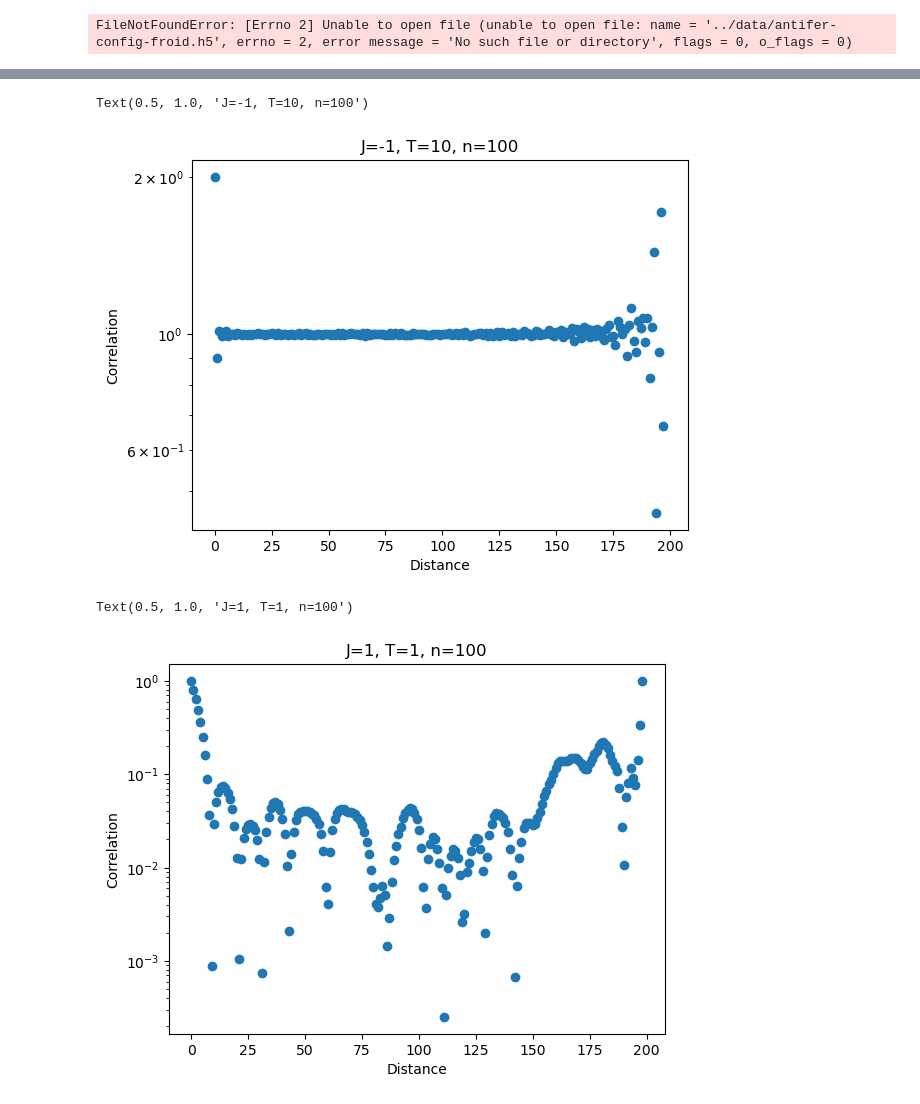
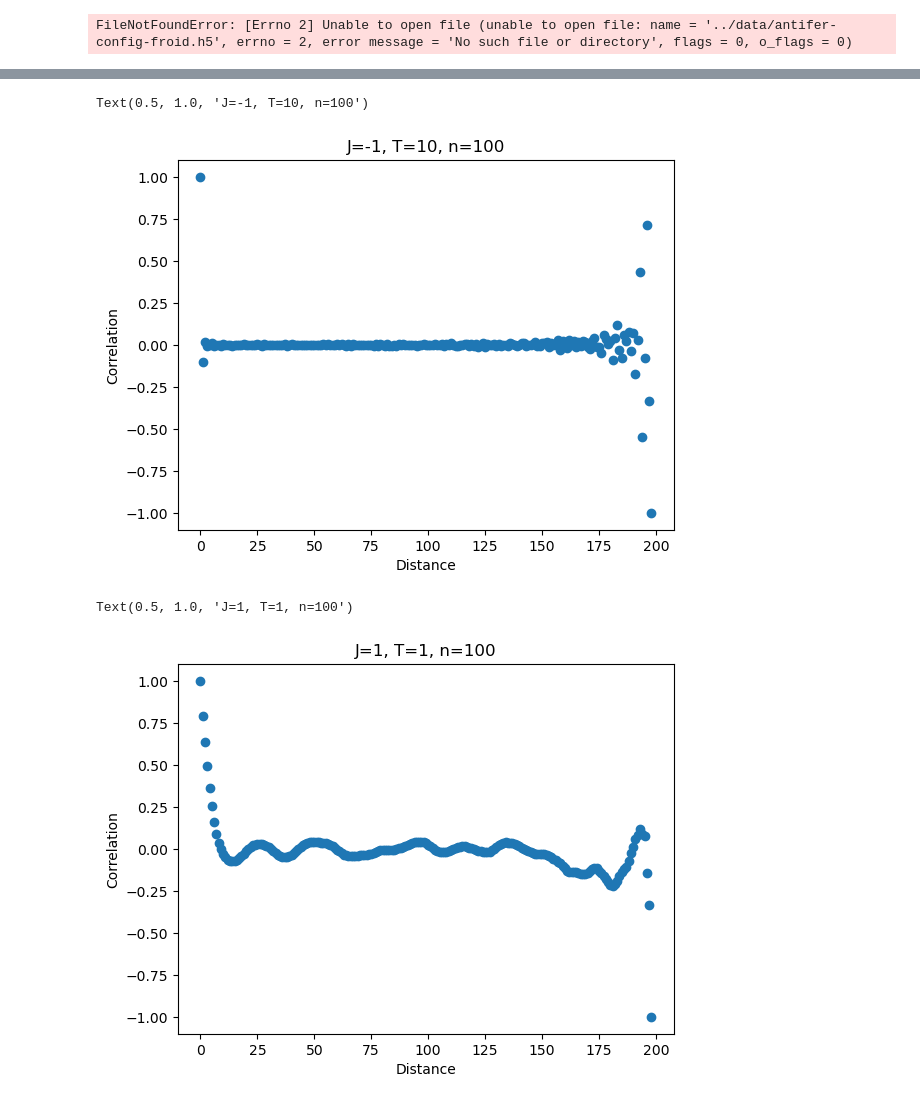
Before and after one commit to Gabriel-lct/ising-model-research, a Jupyter notebook: python/metropolis_nn.ipynb, the cells around one changed output, grey strips where cells are left out. Saved outputs shown, nothing was run; the diff lists cells and outputs as text; code cells hidden in the pictures.

```diff
--- a/python/metropolis_nn.ipynb
+++ b/python/metropolis_nn.ipynb
@@ -271,28 +272,28 @@ Text(0.5, 1.0, 'J=1, T=10, n=100')
 correlations, metadata = load_correlation("../data/metropolis/correlation/anti_T10n100.h5")
 n = metadata['n']
 dist = np.arange(2*n-1)
-plt.scatter(dist, correlations+1)
-plt.yscale('log')
+plt.scatter(dist, correlations)
+#plt.yscale('log')
 plt.xlabel("Distance")
 plt.ylabel("Correlation")
 plt.title("J=-1, T=10, n=100")
 # %% [output]
 Text(0.5, 1.0, 'J=-1, T=10, n=100')
-[figure, old version]
+[figure, new version]
 # %%
 correlations, metadata = load_correlation("../data/metropolis/correlation/T1n100.h5")
 n = metadata['n']
 dist = np.arange(2*n-1)
-plt.scatter(dist, np.abs(correlations))
-plt.yscale('log')
-# plt.xscale('log')
+plt.scatter(dist, correlations)
+#plt.yscale('log')
+#plt.xscale('log')
 
 plt.xlabel("Distance")
 plt.ylabel("Correlation")
 plt.title("J=1, T=1, n=100")
 # %% [output]
 Text(0.5, 1.0, 'J=1, T=1, n=100')
-[figure, old version]
+[figure, new version]
 # %%
 correlations, metadata = load_correlation("../data/metropolis/correlation/T1n20.h5")
 n = metadata['n']
```
Also changed, not shown: parts of 5 cells of this notebook, 40 other files.
